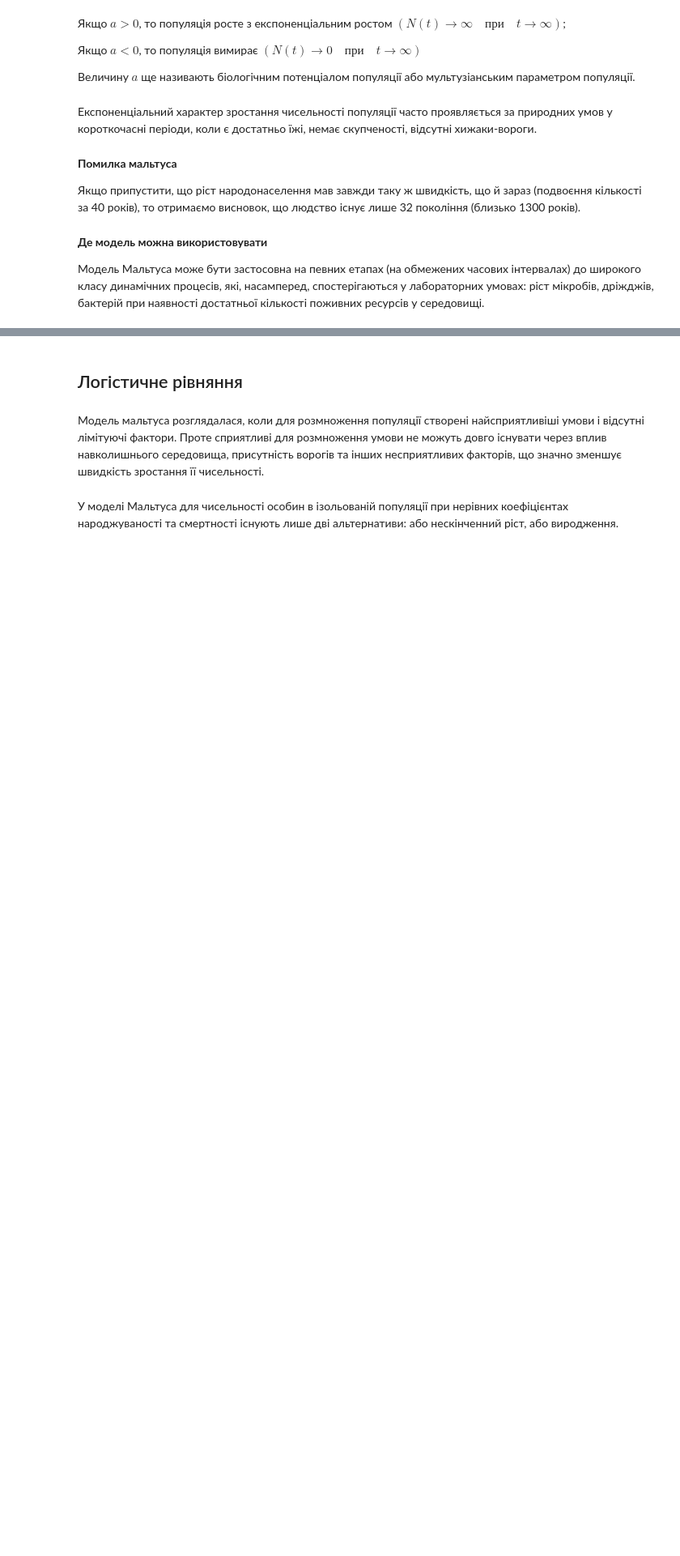
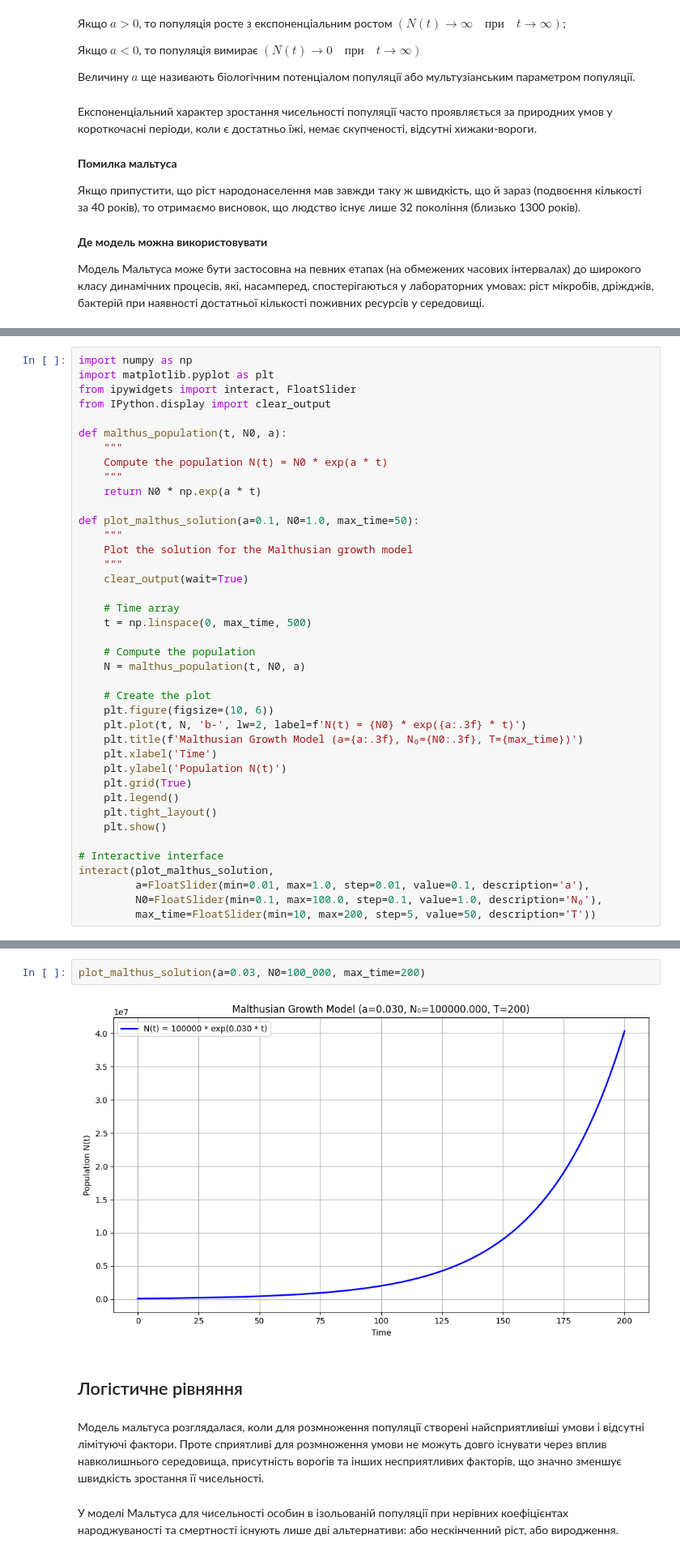
Before and after one commit to LazebnyA/matmod-coursework, a Jupyter notebook: coursework.ipynb, the cells around one changed output, grey strips where cells are left out. Shown at 81% size. Saved outputs shown, nothing was run; the diff lists cells and outputs as text; blank space fills up the shorter version.

```diff
--- a/coursework.ipynb
+++ b/coursework.ipynb
@@ -427,0 +414,40 @@ $$
+# %%
+import numpy as np
+import matplotlib.pyplot as plt
+from ipywidgets import interact, FloatSlider
+from IPython.display import clear_output
+
+def malthus_population(t, N0, a):
+    """
+    Compute the population N(t) = N0 * exp(a * t)
+    """
+    return N0 * np.exp(a * t)
+
+def plot_malthus_solution(a=0.1, N0=1.0, max_time=50):
+    """
+    Plot the solution for the Malthusian growth model
+    """
+    clear_output(wait=True)
+
+    # Time array
+    t = np.linspace(0, max_time, 500)
+
+    # Compute the population
+    N = malthus_population(t, N0, a)
+
+    # Create the plot
+    plt.figure(figsize=(10, 6))
+    plt.plot(t, N, 'b-', lw=2, label=f'N(t) = {N0} * exp({a:.3f} * t)')
+    plt.title(f'Malthusian Growth Model (a={a:.3f}, N₀={N0:.3f}, T={max_time})')
+    plt.xlabel('Time')
+    plt.ylabel('Population N(t)')
+    plt.grid(True)
+    plt.legend()
+    plt.tight_layout()
+    plt.show()
+
+# Interactive interface
+interact(plot_malthus_solution,
+         a=FloatSlider(min=0.01, max=1.0, step=0.01, value=0.1, description='a'),
+         N0=FloatSlider(min=0.1, max=100.0, step=0.1, value=1.0, description='N₀'),
+         max_time=FloatSlider(min=10, max=200, step=5, value=50, description='T'))
@@ -428,3 +463,7 @@ $$
+# %%
+plot_malthus_solution(a=0.03, N0=100_000, max_time=200)
+# %% [output]
+[figure, added]
 # %% [markdown]
 ## Логістичне рівняння
 # %% [markdown]
```
Also changed, not shown: parts of 25 cells of this notebook, 1 other file.
